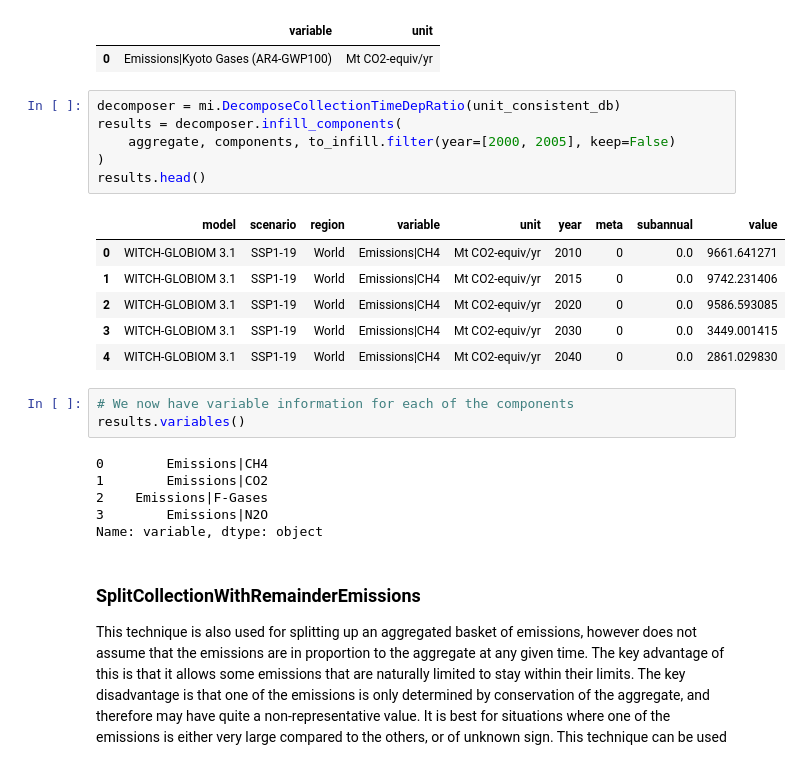
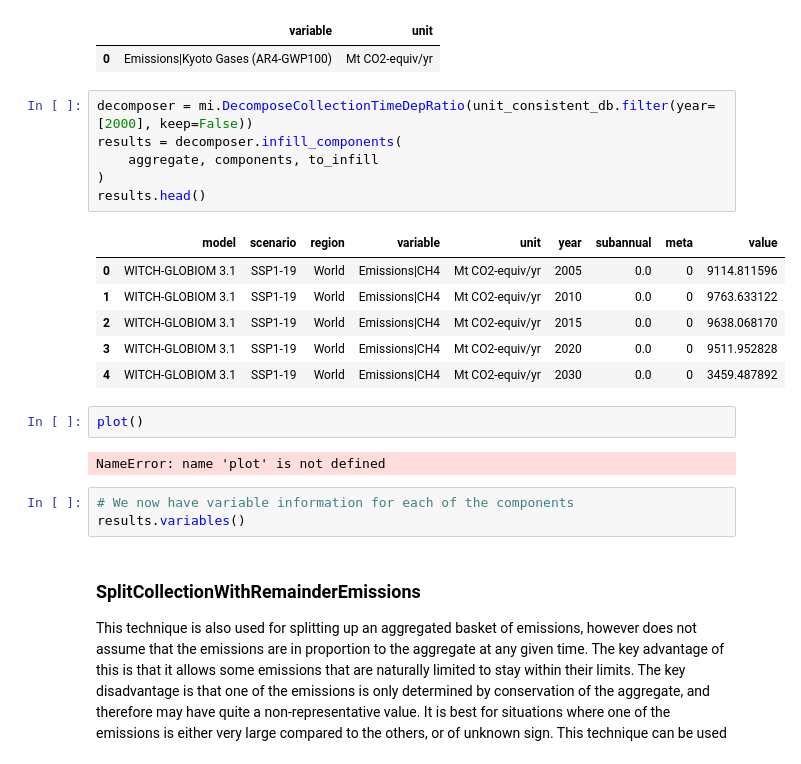
Before and after one commit to GranthamImperial/silicone, a Jupyter notebook: notebooks/05_Multiple_infillers.ipynb, the cells around one changed output. Cells and saved outputs as stored; diff of their text form.

```diff
--- a/notebooks/05_Multiple_infillers.ipynb
+++ b/notebooks/05_Multiple_infillers.ipynb
@@ -193,27 +193,25 @@ to_infill.variables(True)
 |  | variable | unit |
 | 0 | Emissions|Kyoto Gases (AR4-GWP100) | Mt CO2-equiv/yr |
 # %%
-decomposer = mi.DecomposeCollectionTimeDepRatio(unit_consistent_db)
+decomposer = mi.DecomposeCollectionTimeDepRatio(unit_consistent_db.filter(year=[2000], keep=False))
 results = decomposer.infill_components(
-    aggregate, components, to_infill.filter(year=[2000, 2005], keep=False)
+    aggregate, components, to_infill
 )
 results.head()
 # %% [output]
-|  | model | scenario | region | variable | unit | year | meta | subannual | value |
-| 0 | WITCH-GLOBIOM 3.1 | SSP1-19 | World | Emissions|CH4 | Mt CO2-equiv/yr | 2010 | 0 | 0.0 | 9661.641271 |
-| 1 | WITCH-GLOBIOM 3.1 | SSP1-19 | World | Emissions|CH4 | Mt CO2-equiv/yr | 2015 | 0 | 0.0 | 9742.231406 |
-| 2 | WITCH-GLOBIOM 3.1 | SSP1-19 | World | Emissions|CH4 | Mt CO2-equiv/yr | 2020 | 0 | 0.0 | 9586.593085 |
-| 3 | WITCH-GLOBIOM 3.1 | SSP1-19 | World | Emissions|CH4 | Mt CO2-equiv/yr | 2030 | 0 | 0.0 | 3449.001415 |
-| 4 | WITCH-GLOBIOM 3.1 | SSP1-19 | World | Emissions|CH4 | Mt CO2-equiv/yr | 2040 | 0 | 0.0 | 2861.029830 |
+|  | model | scenario | region | variable | unit | year | subannual | meta | value |
+| 0 | WITCH-GLOBIOM 3.1 | SSP1-19 | World | Emissions|CH4 | Mt CO2-equiv/yr | 2005 | 0.0 | 0 | 9114.811596 |
+| 1 | WITCH-GLOBIOM 3.1 | SSP1-19 | World | Emissions|CH4 | Mt CO2-equiv/yr | 2010 | 0.0 | 0 | 9763.633122 |
+| 2 | WITCH-GLOBIOM 3.1 | SSP1-19 | World | Emissions|CH4 | Mt CO2-equiv/yr | 2015 | 0.0 | 0 | 9638.068170 |
+| 3 | WITCH-GLOBIOM 3.1 | SSP1-19 | World | Emissions|CH4 | Mt CO2-equiv/yr | 2020 | 0.0 | 0 | 9511.952828 |
+| 4 | WITCH-GLOBIOM 3.1 | SSP1-19 | World | Emissions|CH4 | Mt CO2-equiv/yr | 2030 | 0.0 | 0 | 3459.487892 |
+# %%
+plot()
+# %% [output]
+NameError: name 'plot' is not defined
 # %%
 # We now have variable information for each of the components
 results.variables()
-# %% [output]
-0        Emissions|CH4
-1        Emissions|CO2
-2    Emissions|F-Gases
-3        Emissions|N2O
-Name: variable, dtype: object
 # %% [markdown]
 ### SplitCollectionWithRemainderEmissions
 This technique is also used for splitting up an aggregated basket of emissions, however does not assume that the emissions are in proportion to the aggregate at any given time. The key advantage of this is that it allows some emissions that are naturally limited to stay within their limits. The key disadvantage is that one of the emissions is only determined by conservation of the aggregate, and therefore may have quite a non-representative value. It is best for situations where one of the emissions is either very large compared to the others, or of unknown sign. This technique can be used with any cruncher, however the default is QRW. In most cases, CO$_2$ will be the emission to use as the 'remainder'. We will apply this technique to the same case as above, although we will not convert the units to be the same this time as the function will do this automatically.
```
Also changed, not shown: parts of 12 cells of this notebook.
